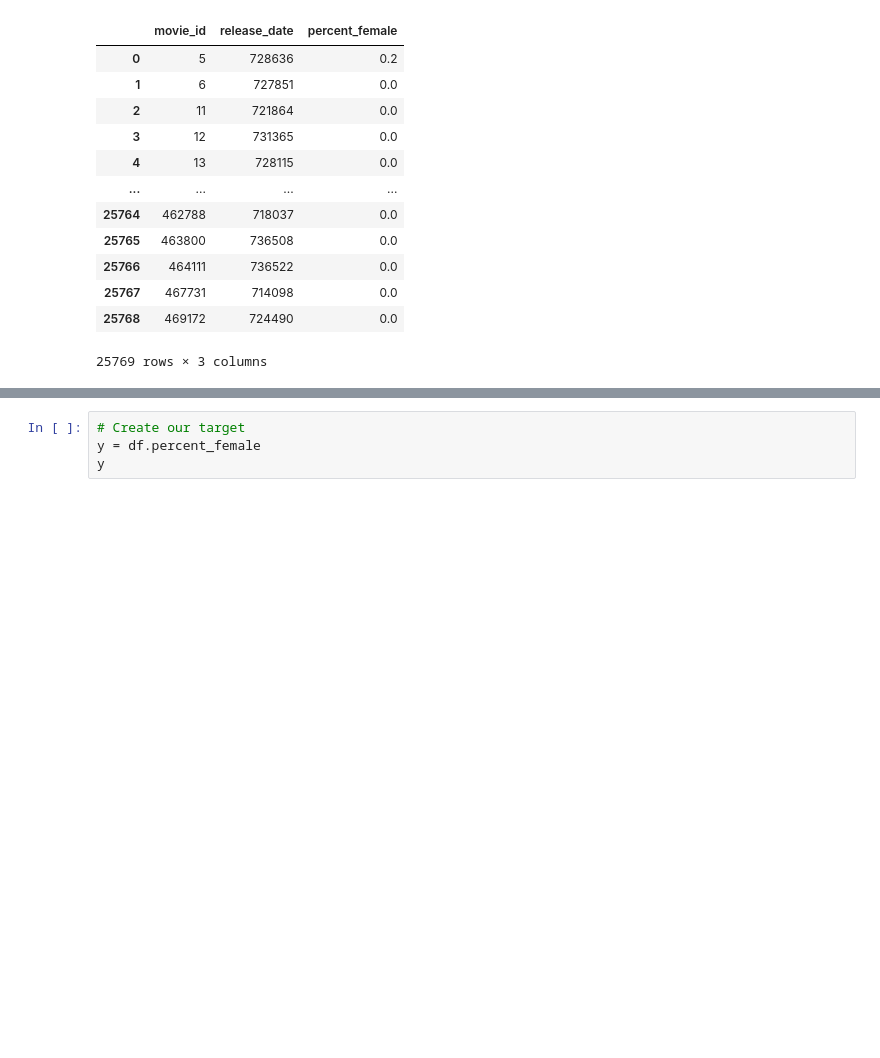
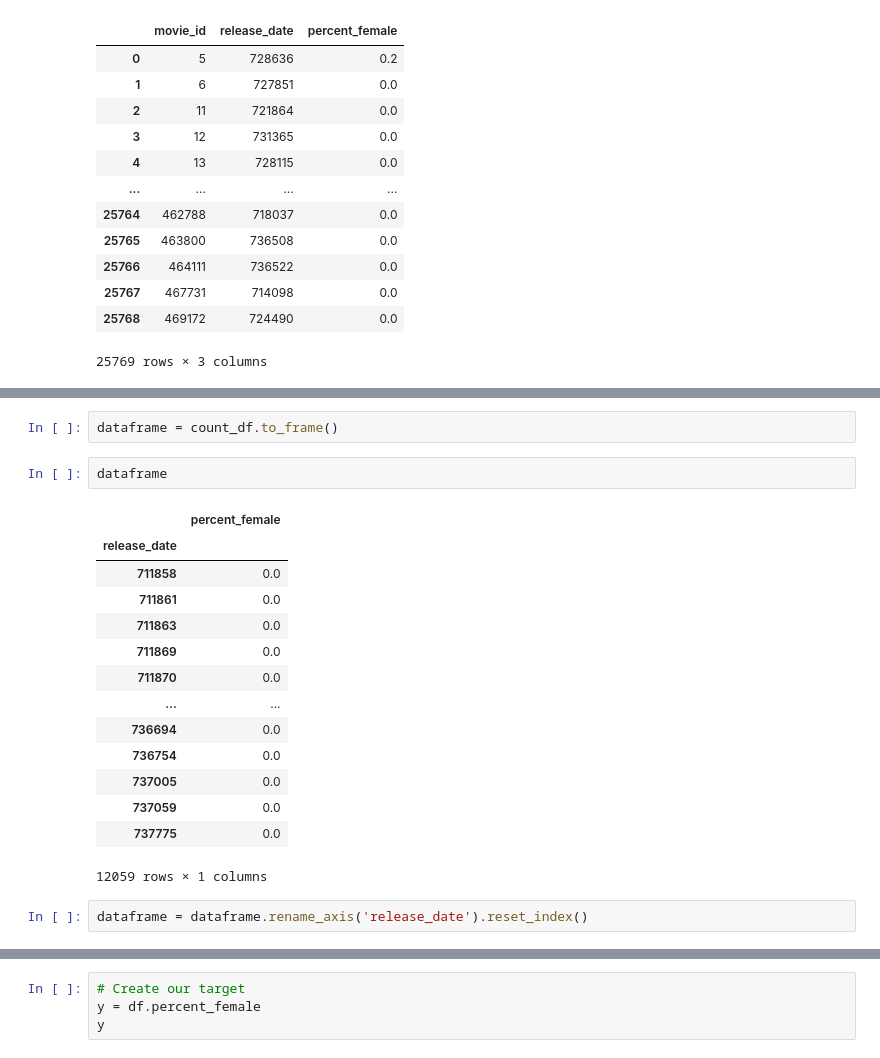
Before and after one commit to caseygomez/Female-Representation-In-The-Film-Industry, a Jupyter notebook: carolyn_linear_regression_practice.ipynb, the cells around one changed output, grey strips where cells are left out. Cells and saved outputs as stored; diff of their text form; blank space fills up the shorter version.

```diff
--- a/carolyn_linear_regression_practice.ipynb
+++ b/carolyn_linear_regression_practice.ipynb
@@ -79,0 +96,21 @@ plt.show()
+# %%
+dataframe = count_df.to_frame()
+# %%
+dataframe
+# %% [output]
+|  | percent_female |
+| release_date |  |
+| 711858 | 0.0 |
+| 711861 | 0.0 |
+| 711863 | 0.0 |
+| 711869 | 0.0 |
+| 711870 | 0.0 |
+| ... | ... |
+| 736694 | 0.0 |
+| 736754 | 0.0 |
+| 737005 | 0.0 |
+| 737059 | 0.0 |
+| 737775 | 0.0 |
+12059 rows × 1 columns
+# %%
+dataframe = dataframe.rename_axis('release_date').reset_index()
```
Also changed, not shown: parts of 13 cells of this notebook, 2 other files.
